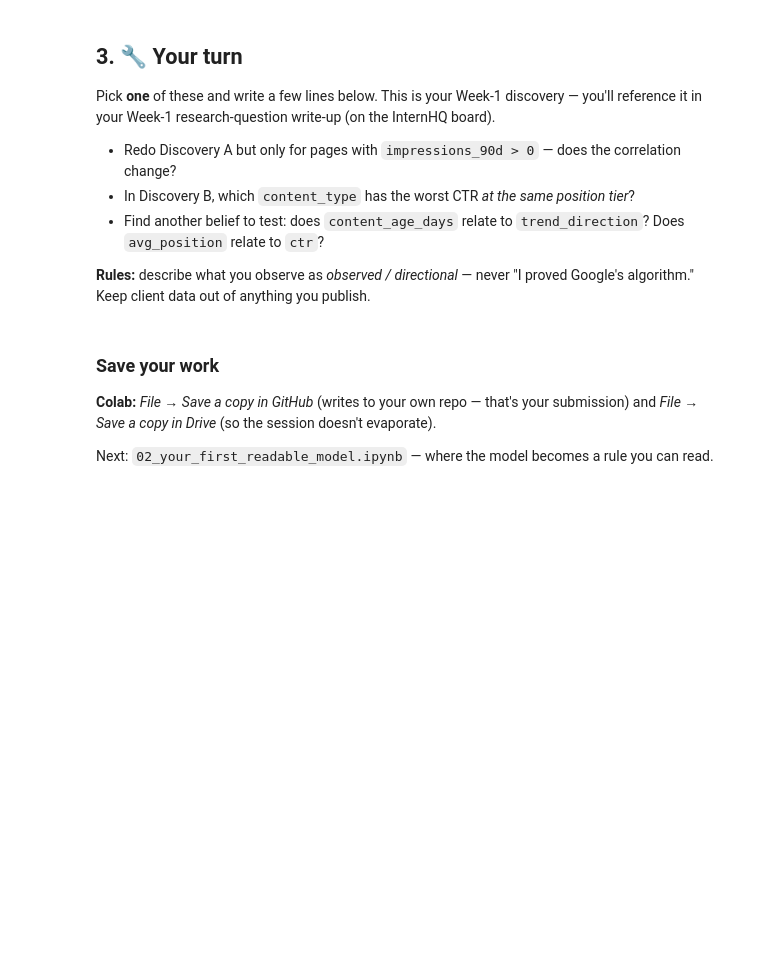
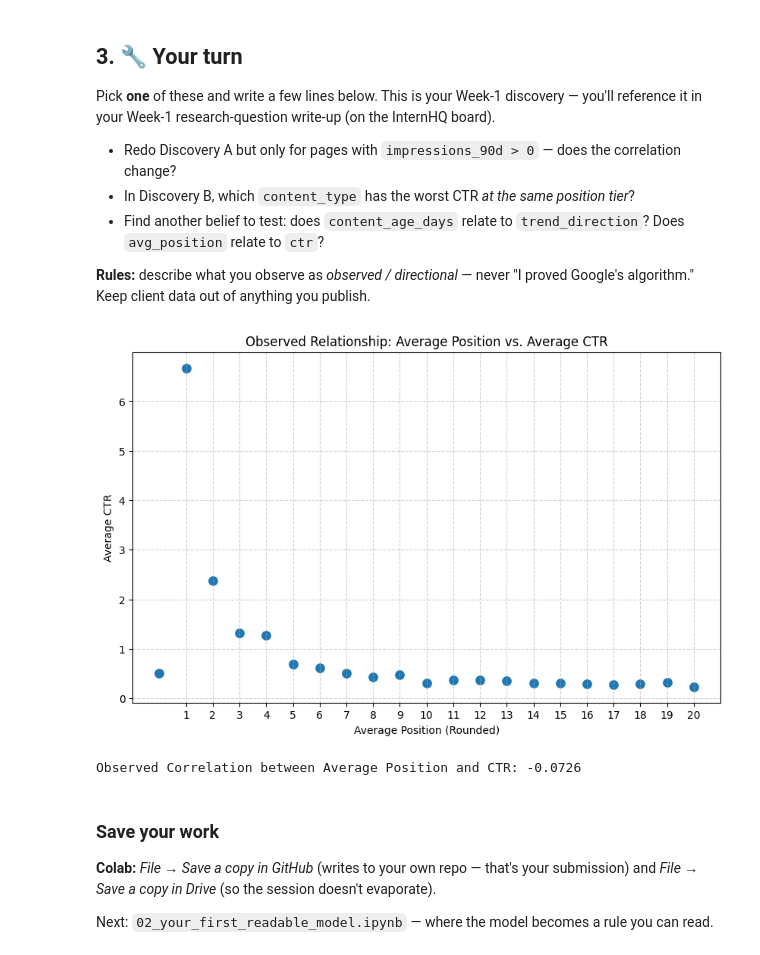
Before and after one commit to rudra629/ml-internship-flyrank, a Jupyter notebook: notebooks/01_first_look_and_discovery.ipynb, the cells around one changed output. Saved outputs shown, nothing was run; the diff lists cells and outputs as text; code cells hidden in the pictures; blank space fills up the shorter version.

```diff
--- a/notebooks/01_first_look_and_discovery.ipynb
+++ b/notebooks/01_first_look_and_discovery.ipynb
@@ -99,6 +153,35 @@ Pick **one** of these and write a few lines below. This is your Week-1 discovery
 **Rules:** describe what you observe as *observed / directional* — never "I proved Google's algorithm." Keep client data out of anything you publish.
 # %%
 # Your discovery here
+import matplotlib.pyplot as plt
+import seaborn as sns
+
+
+df_filtered = df[df['impressions_90d'] > 0].copy()
+
+
+df_filtered['rounded_position'] = df_filtered['avg_position'].round()
+position_ctr = df_filtered.groupby('rounded_position')['ctr'].mean().reset_index()
+
+
+position_ctr = position_ctr[position_ctr['rounded_position'] <= 20]
+
+
+plt.figure(figsize=(10, 6))
+sns.scatterplot(data=position_ctr, x='rounded_position', y='ctr', s=100)
+plt.title('Observed Relationship: Average Position vs. Average CTR')
+plt.xlabel('Average Position (Rounded)')
+plt.ylabel('Average CTR')
+plt.xticks(range(1, 21))
+plt.grid(True, linestyle='--', alpha=0.6)
+plt.show()
+
+
+correlation = df_filtered['avg_position'].corr(df_filtered['ctr'])
+print(f"Observed Correlation between Average Position and CTR: {correlation:.4f}")
+# %% [output]
+[figure, added]
+Observed Correlation between Average Position and CTR: -0.0726
 # %% [markdown]
 ### Save your work
 **Colab:** *File → Save a copy in GitHub* (writes to your own repo — that's your submission) and *File → Save a copy in Drive* (so the session doesn't evaporate).
```
Also changed, not shown: parts of 8 cells of this notebook.
